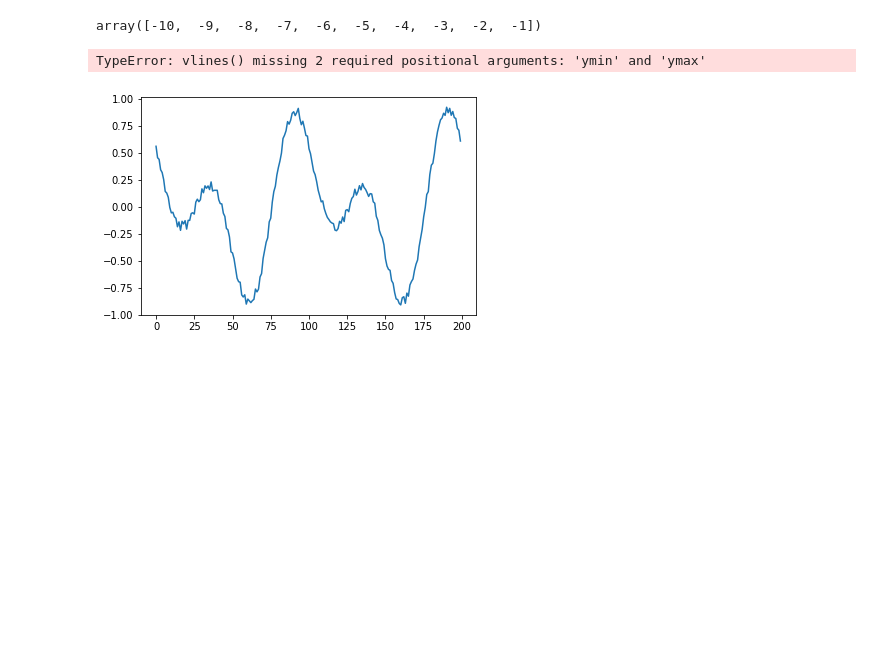
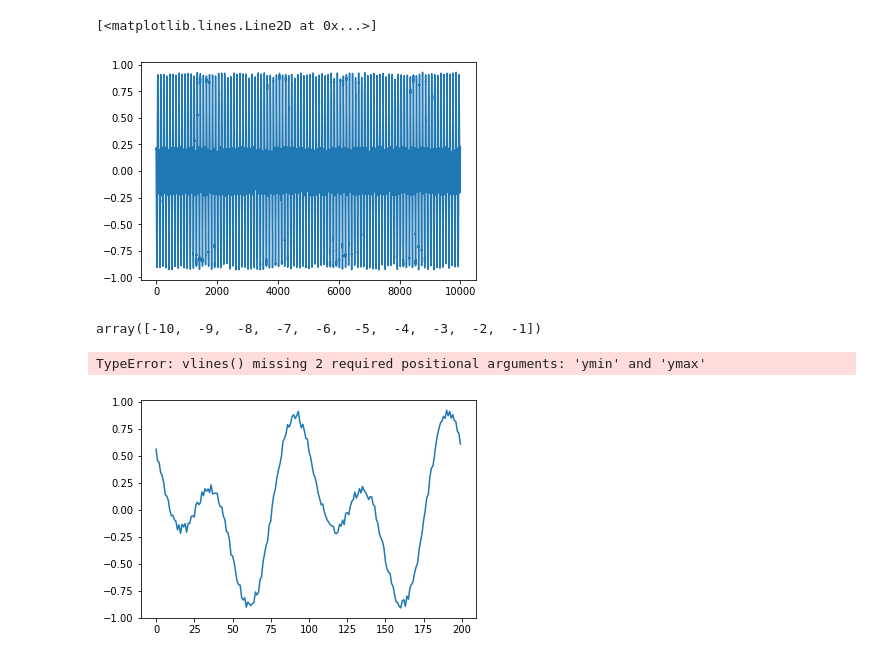
Before and after one commit to takatex/nn-time-sequence-prediction, a Jupyter notebook: Untitled.ipynb, the cells around one changed output. Cells and saved outputs as stored; diff of their text form; code cells hidden in the pictures; blank space fills up the shorter version.

```diff
--- a/Untitled.ipynb
+++ b/Untitled.ipynb
@@ -13,7 +13,7 @@ from torch.autograd import Variable
 with open('./data/data.pkl', 'rb') as f:
     a = pickle.load(f)
 # %%
-def sine_2(X, signal_freq=80.):
+def sine_2(X, signal_freq=100.):
     return (np.sin(2 * np.pi * (X) / signal_freq) + np.sin(4 * np.pi * (X) / signal_freq)) / 2.0
 
 def sine_1(X, signal_freq=100.):
@@ -32,6 +32,11 @@ def sample(sample_size):
 with open('./data/data2.pkl', 'wb') as f:
     pickle.dump(sample(10000), f)
 # sample(5000)
+# %%
+plt.plot(sample(10000))
+# %% [output]
+[<matplotlib.lines.Line2D at 0x...>]
+[figure, added]
 # %%
 np.arange(-10, 0)
 # %% [output]
```
Also changed, not shown: 2 other files.
